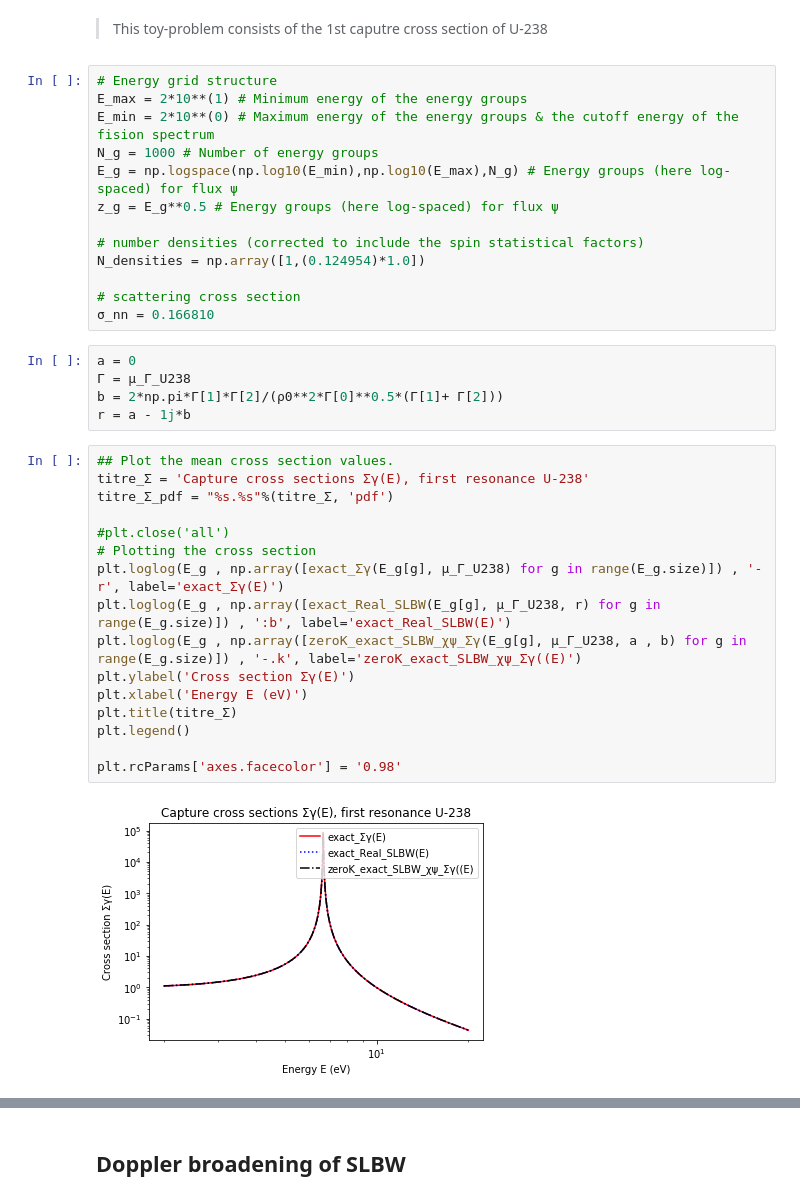
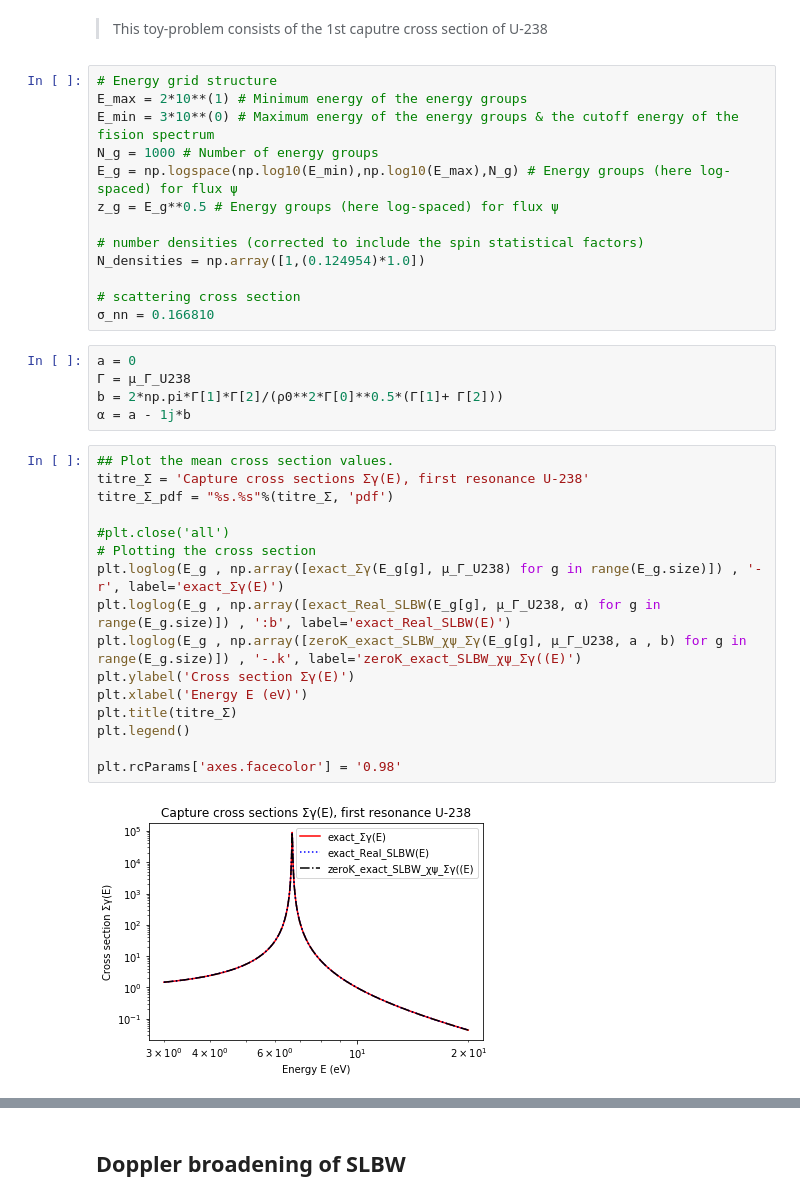
Before and after one commit to icmeyer/Uncertainty-Methods-Toy-Problem, a Jupyter notebook: temperature treatment.ipynb, the cells around one changed output, grey strips where cells are left out. Drawn from its saved outputs; the diff is of its cells as text.

```diff
--- a/temperature treatment.ipynb
+++ b/temperature treatment.ipynb
@@ -39,7 +39,7 @@ from vector_fit import VF_algorithm, rational_function
 # %%
 # Energy grid structure
 E_max = 2*10**(1) # Minimum energy of the energy groups
-E_min = 2*10**(0) # Maximum energy of the energy groups & the cutoff energy of the fision spectrum
+E_min = 3*10**(0) # Maximum energy of the energy groups & the cutoff energy of the fision spectrum
 N_g = 1000 # Number of energy groups
 E_g = np.logspace(np.log10(E_min),np.log10(E_max),N_g) # Energy groups (here log-spaced) for flux ψ
 z_g = E_g**0.5 # Energy groups (here log-spaced) for flux ψ
@@ -53,25 +53,25 @@ N_densities = np.array([1,(0.124954)*1.0])
 a = 0
 Γ = μ_Γ_U238
 b = 2*np.pi*Γ[1]*Γ[2]/(ρ0**2*Γ[0]**0.5*(Γ[1]+ Γ[2]))
-r = a - 1j*b
+α = a - 1j*b
 # %%
 ## Plot the mean cross section values.
 titre_Σ = 'Capture cross sections Σγ(E), first resonance U-238'
 titre_Σ_pdf = "%s.%s"%(titre_Σ, 'pdf')
 
 #plt.close('all')
 # Plotting the cross section
 plt.loglog(E_g , np.array([exact_Σγ(E_g[g], μ_Γ_U238) for g in range(E_g.size)]) , '-r', label='exact_Σγ(E)')
-plt.loglog(E_g , np.array([exact_Real_SLBW(E_g[g], μ_Γ_U238, r) for g in range(E_g.size)]) , ':b', label='exact_Real_SLBW(E)')
+plt.loglog(E_g , np.array([exact_Real_SLBW(E_g[g], μ_Γ_U238, α) for g in range(E_g.size)]) , ':b', label='exact_Real_SLBW(E)')
 plt.loglog(E_g , np.array([zeroK_exact_SLBW_χψ_Σγ(E_g[g], μ_Γ_U238, a , b) for g in range(E_g.size)]) , '-.k', label='zeroK_exact_SLBW_χψ_Σγ((E)')
 plt.ylabel('Cross section Σγ(E)')
 plt.xlabel('Energy E (eV)')
 plt.title(titre_Σ)
 plt.legend()
 
 plt.rcParams['axes.facecolor'] = '0.98'
 # %% [output]
-[figure, old version]
+[figure, new version]
 # %%
 ## Plot the mean cross section values.
 titre_Σ = "verifying Python's Faddeeva "
```
Also changed, not shown: parts of 7 cells of this notebook, 2 other files.
